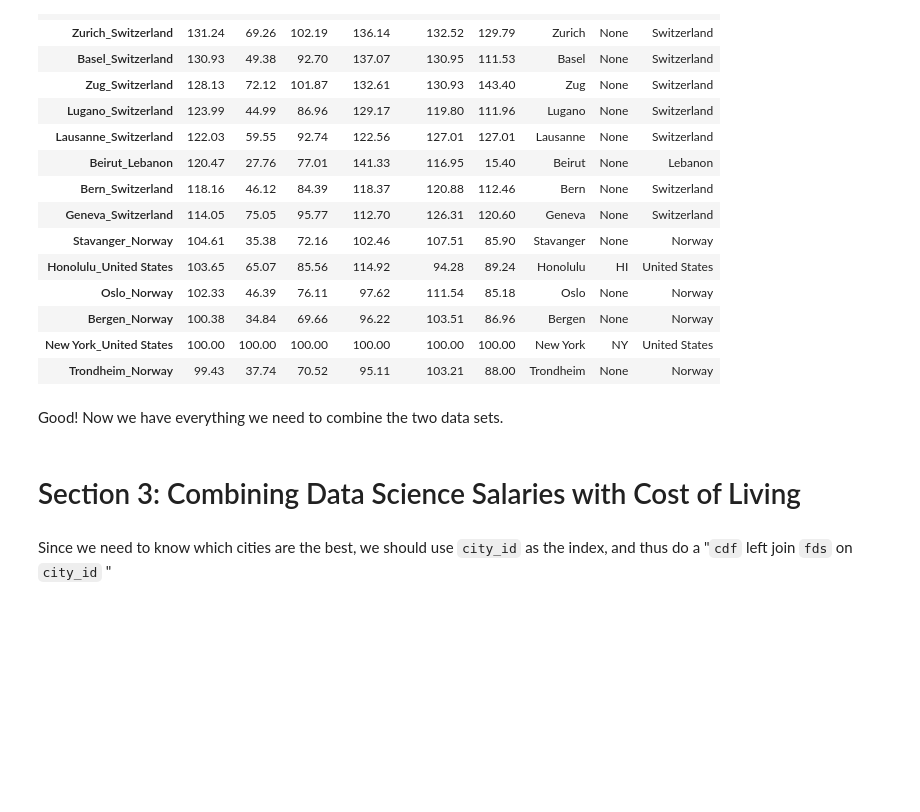
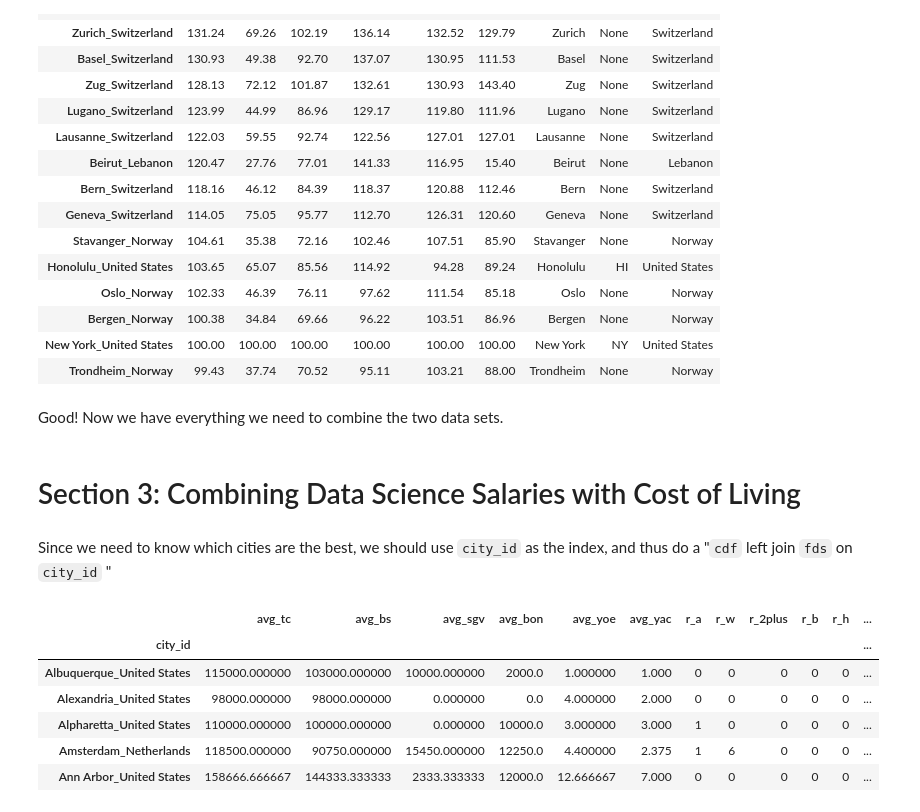
Before and after one commit to dl-lim/kaggle-1, a Jupyter notebook: ds-sal.ipynb, the cells around one changed output. Drawn from its saved outputs; the diff is of its cells as text; code cells hidden in the pictures; blank space fills up the shorter version.

```diff
--- a/ds-sal.ipynb
+++ b/ds-sal.ipynb
@@ -212,3 +216,28 @@ Good! Now we have everything we need to combine the two data sets.
 # Section 3: Combining Data Science Salaries with Cost of Living
 # %% [markdown]
 Since we need to know which cities are the best, we should use `city_id` as the index, and thus do a "`cdf` left join `fds` on `city_id` "
+# %%
+fdsc = fds.copy()
+fdsc = fdsc.groupby('city_id').agg(
+    avg_tc = pd.NamedAgg(column = 'totalyearlycompensation', aggfunc = 'mean'),
+    avg_bs = pd.NamedAgg(column = 'basesalary', aggfunc = 'mean'),
+    avg_sgv = pd.NamedAgg(column = 'stockgrantvalue', aggfunc = 'mean'),
+    avg_bon = pd.NamedAgg(column = 'bonus', aggfunc = 'mean'),
+    avg_yoe = pd.NamedAgg(column = 'yearsofexperience', aggfunc = 'mean'),
+    avg_yac = pd.NamedAgg(column = 'yearsatcompany', aggfunc = 'mean'),
+    r_a = pd.NamedAgg(column = 'Race_Asian', aggfunc = 'sum'),
+    r_w = pd.NamedAgg(column = 'Race_White', aggfunc = 'sum'),
+    r_2plus = pd.NamedAgg(column = 'Race_Two_Or_More', aggfunc = 'sum'),
+    r_b = pd.NamedAgg(column = 'Race_Black', aggfunc = 'sum'),
+    r_h = pd.NamedAgg(column = 'Race_Hispanic', aggfunc = 'sum'),
+    count_ds = pd.NamedAgg(column = 'timestamp', aggfunc = 'count')
+    )
+fdsc.head()
+# %% [output]
+|  | avg_tc | avg_bs | avg_sgv | avg_bon | avg_yoe | avg_yac | r_a | r_w | r_2plus | r_b | r_h | ... |
+| city_id |  |  |  |  |  |  |  |  |  |  |  | ... |
+| Albuquerque_United States | 115000.000000 | 103000.000000 | 10000.000000 | 2000.0 | 1.000000 | 1.000 | 0 | 0 | 0 | 0 | 0 | ... |
+| Alexandria_United States | 98000.000000 | 98000.000000 | 0.000000 | 0.0 | 4.000000 | 2.000 | 0 | 0 | 0 | 0 | 0 | ... |
+| Alpharetta_United States | 110000.000000 | 100000.000000 | 0.000000 | 10000.0 | 3.000000 | 3.000 | 1 | 0 | 0 | 0 | 0 | ... |
+| Amsterdam_Netherlands | 118500.000000 | 90750.000000 | 15450.000000 | 12250.0 | 4.400000 | 2.375 | 1 | 6 | 0 | 0 | 0 | ... |
+| Ann Arbor_United States | 158666.666667 | 144333.333333 | 2333.333333 | 12000.0 | 12.666667 | 7.000 | 0 | 0 | 0 | 0 | 0 | ... |
```
Also changed, not shown: parts of 9 cells of this notebook.
